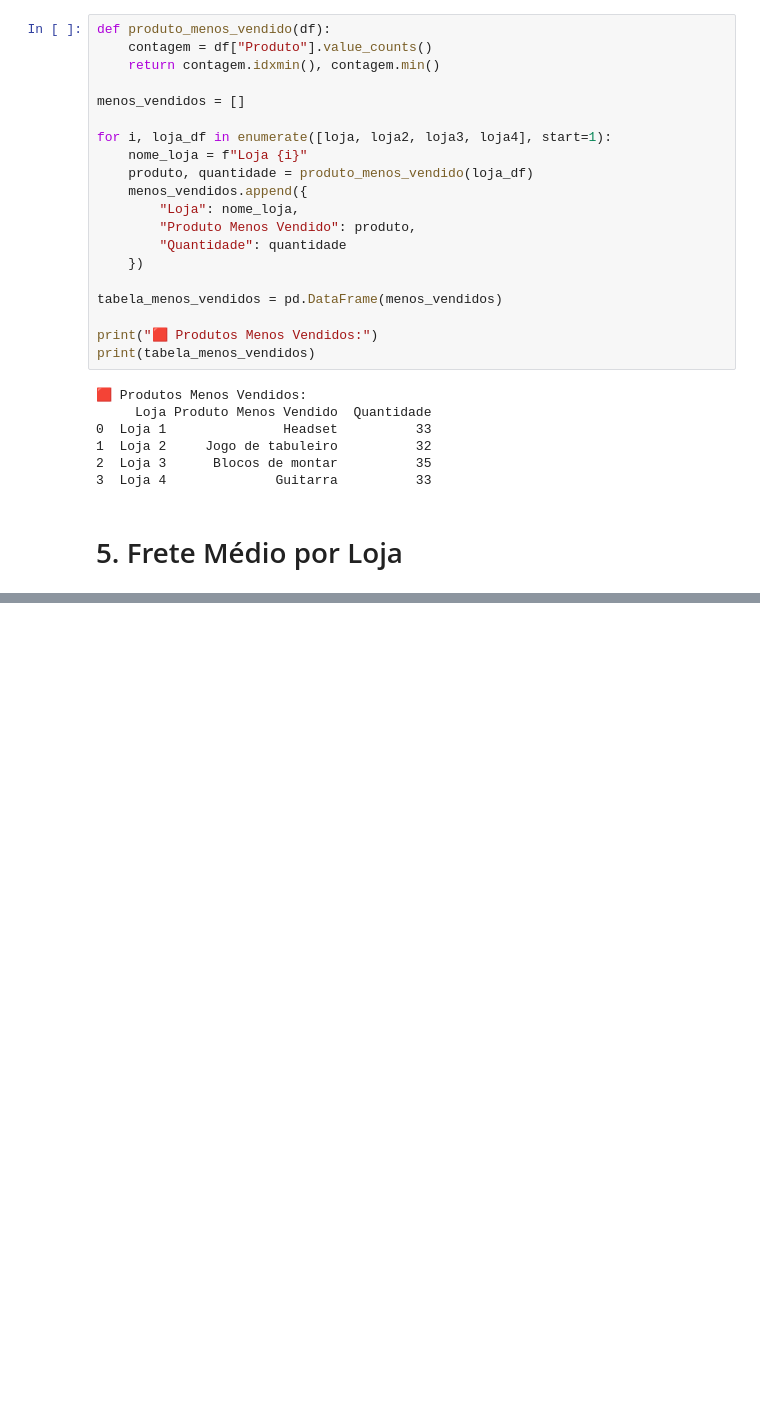
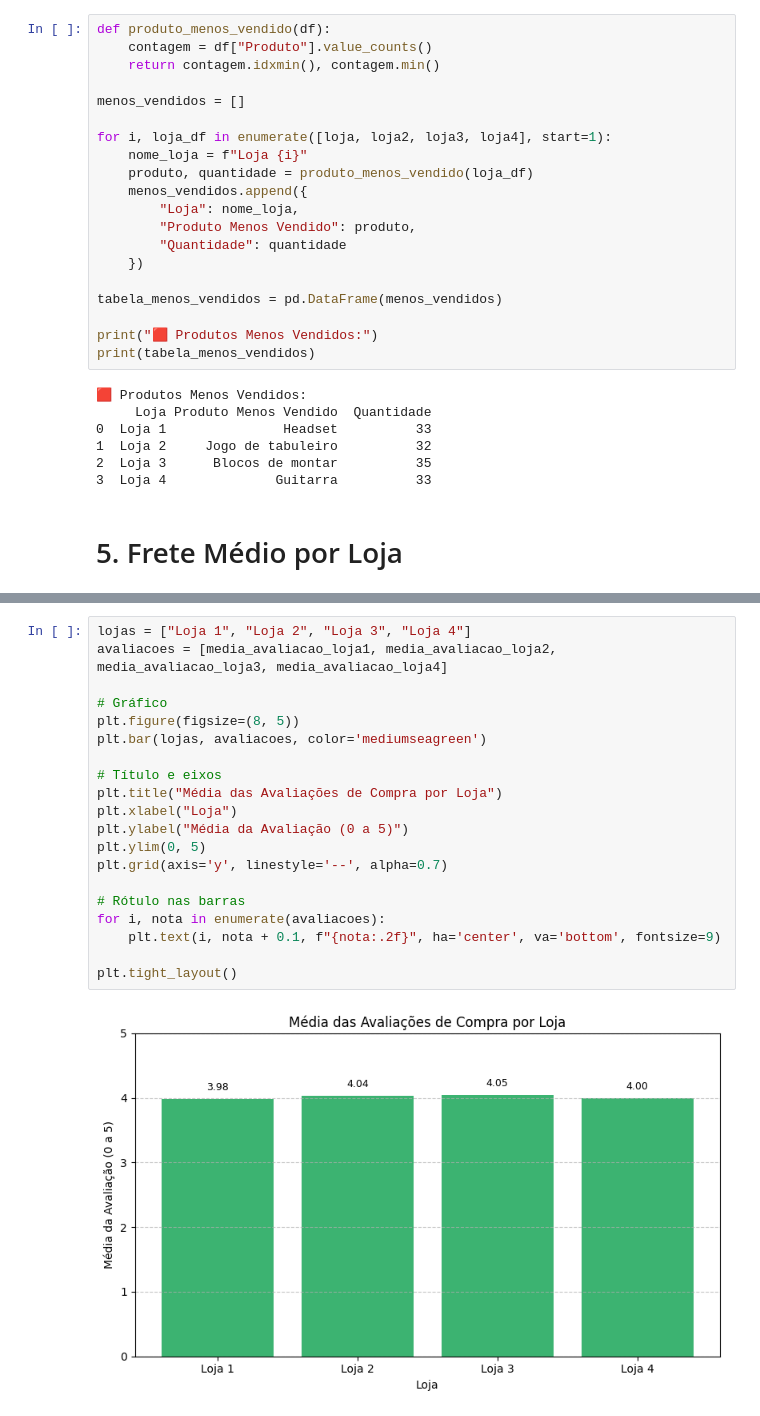
Before and after one commit to mouratsm/challenge1-data-science, a Jupyter notebook: AluraStoreBr_(1).ipynb, the cells around one changed output, grey strips where cells are left out. Saved outputs shown, nothing was run; the diff lists cells and outputs as text; blank space fills up the shorter version.

```diff
--- a/AluraStoreBr_(1).ipynb
+++ b/AluraStoreBr_(1).ipynb
@@ -155,0 +208,22 @@ print(tabela_menos_vendidos)
+# %%
+lojas = ["Loja 1", "Loja 2", "Loja 3", "Loja 4"]
+avaliacoes = [media_avaliacao_loja1, media_avaliacao_loja2, media_avaliacao_loja3, media_avaliacao_loja4]
+
+# Gráfico
+plt.figure(figsize=(8, 5))
+plt.bar(lojas, avaliacoes, color='mediumseagreen')
+
+# Título e eixos
+plt.title("Média das Avaliações de Compra por Loja")
+plt.xlabel("Loja")
+plt.ylabel("Média da Avaliação (0 a 5)")
+plt.ylim(0, 5)
+plt.grid(axis='y', linestyle='--', alpha=0.7)
+
+# Rótulo nas barras
+for i, nota in enumerate(avaliacoes):
+    plt.text(i, nota + 0.1, f"{nota:.2f}", ha='center', va='bottom', fontsize=9)
+
+plt.tight_layout()
+# %% [output]
+[figure, added]
```
Also changed, not shown: parts of 4 cells of this notebook.
